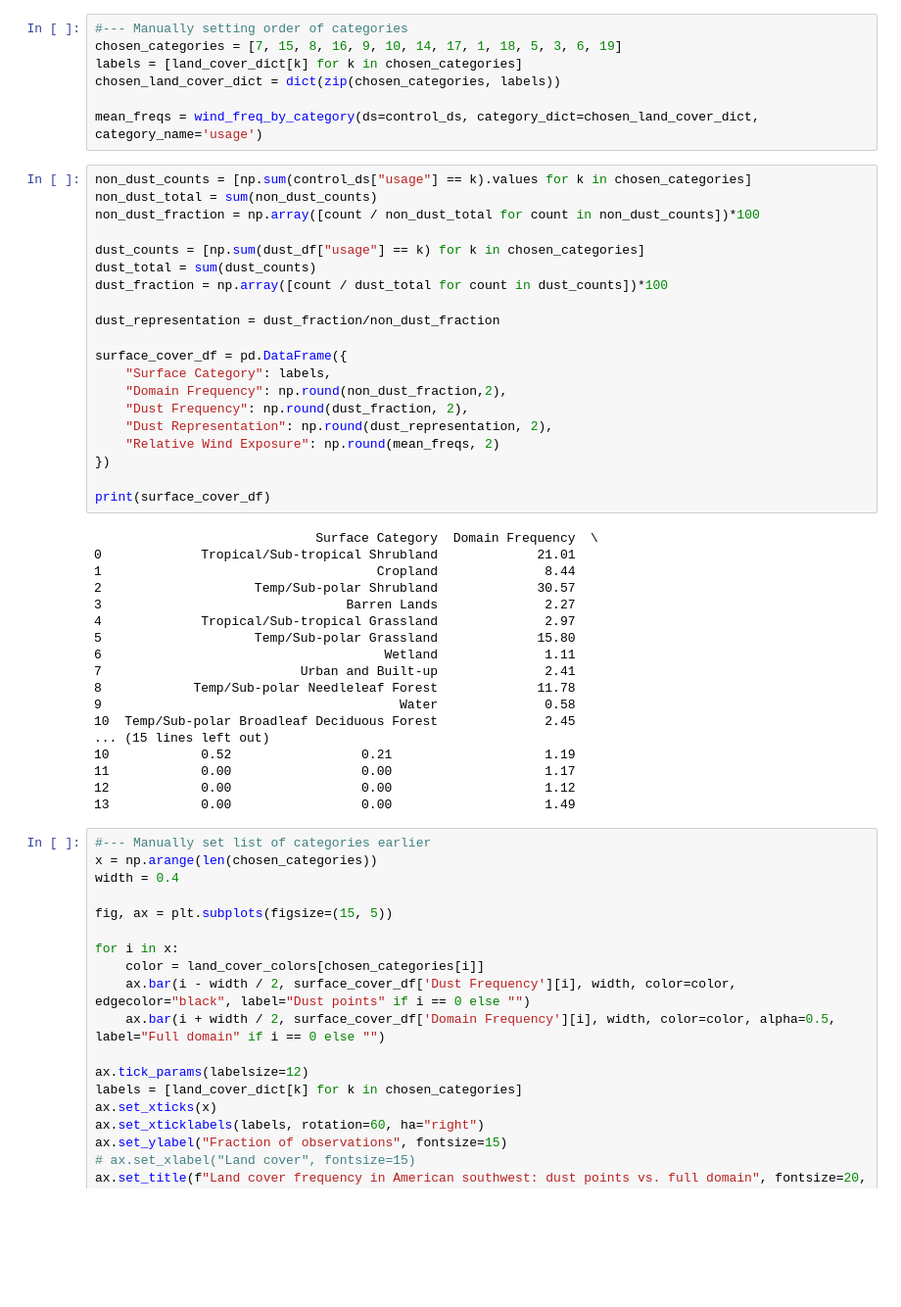
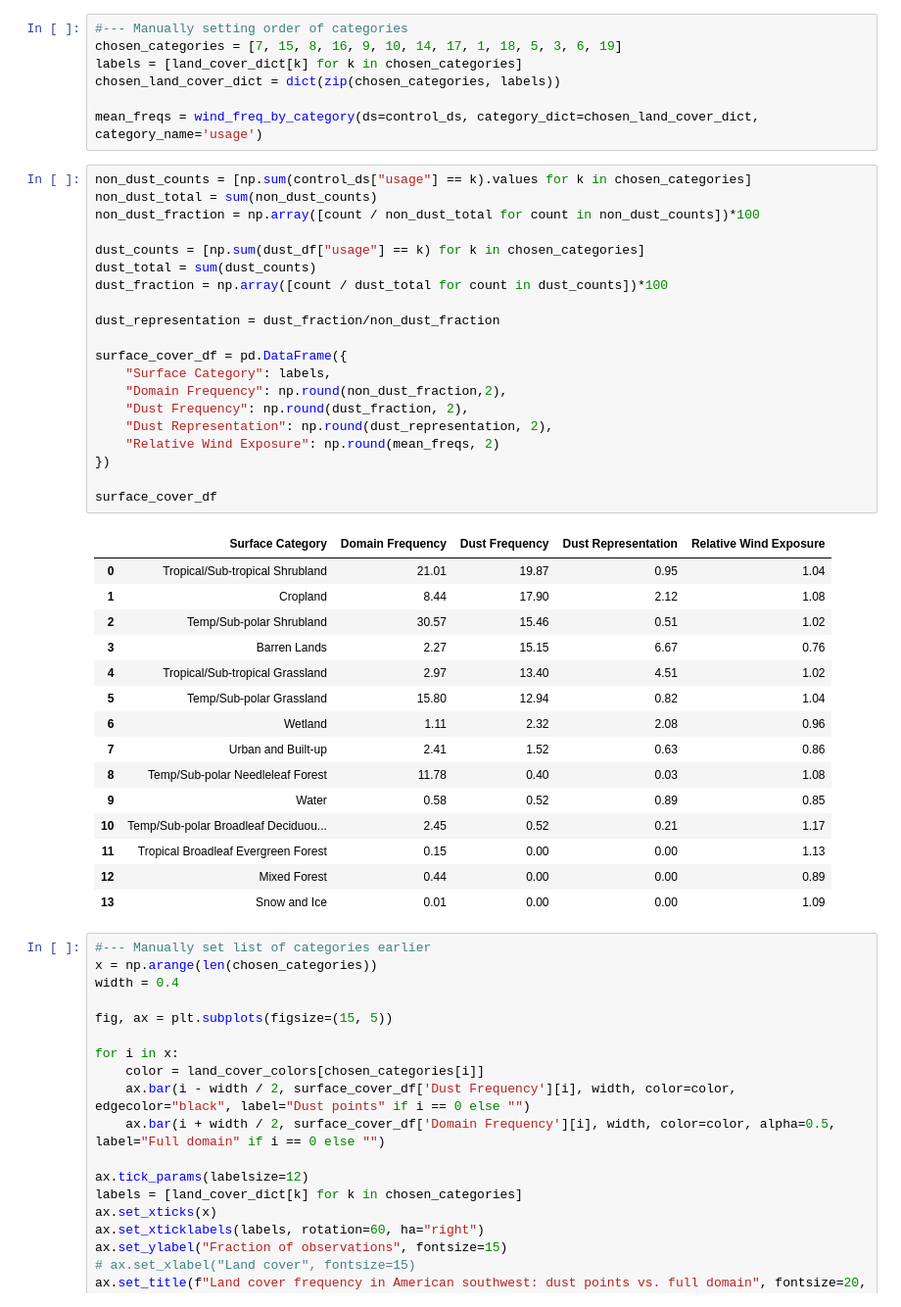
Before and after one commit to jesseturner/WLDAS_Analysis, a Jupyter notebook: ANALYSIS_bar_charts.ipynb, the cells around one changed output. Shown at 98% size. Saved outputs shown, nothing was run; the diff lists cells and outputs as text; blank space fills up the shorter version.

```diff
--- a/ANALYSIS_bar_charts.ipynb
+++ b/ANALYSIS_bar_charts.ipynb
@@ -139,41 +138,39 @@ mean_freqs = wind_freq_by_category(ds=control_ds, category_dict=chosen_land_cove
 # %%
 non_dust_counts = [np.sum(control_ds["usage"] == k).values for k in chosen_categories]
 non_dust_total = sum(non_dust_counts)
 non_dust_fraction = np.array([count / non_dust_total for count in non_dust_counts])*100
 
 dust_counts = [np.sum(dust_df["usage"] == k) for k in chosen_categories]
 dust_total = sum(dust_counts)
 dust_fraction = np.array([count / dust_total for count in dust_counts])*100
 
 dust_representation = dust_fraction/non_dust_fraction
 
 surface_cover_df = pd.DataFrame({
     "Surface Category": labels,
     "Domain Frequency": np.round(non_dust_fraction,2),
     "Dust Frequency": np.round(dust_fraction, 2),
     "Dust Representation": np.round(dust_representation, 2),
     "Relative Wind Exposure": np.round(mean_freqs, 2)
 })
 
-print(surface_cover_df)
+surface_cover_df
 # %% [output]
-                             Surface Category  Domain Frequency  \
-0             Tropical/Sub-tropical Shrubland             21.01
-1                                    Cropland              8.44
-2                    Temp/Sub-polar Shrubland             30.57
-3                                Barren Lands              2.27
-4             Tropical/Sub-tropical Grassland              2.97
-5                    Temp/Sub-polar Grassland             15.80
-6                                     Wetland              1.11
-7                          Urban and Built-up              2.41
-8            Temp/Sub-polar Needleleaf Forest             11.78
-9                                       Water              0.58
-10  Temp/Sub-polar Broadleaf Deciduous Forest              2.45
-... (15 lines left out)
-10            0.52                 0.21                    1.19
-11            0.00                 0.00                    1.17
-12            0.00                 0.00                    1.12
-13            0.00                 0.00                    1.49
+|  | Surface Category | Domain Frequency | Dust Frequency | Dust Representation | Relative Wind Exposure |
+| 0 | Tropical/Sub-tropical Shrubland | 21.01 | 19.87 | 0.95 | 1.04 |
+| 1 | Cropland | 8.44 | 17.90 | 2.12 | 1.08 |
+| 2 | Temp/Sub-polar Shrubland | 30.57 | 15.46 | 0.51 | 1.02 |
+| 3 | Barren Lands | 2.27 | 15.15 | 6.67 | 0.76 |
+| 4 | Tropical/Sub-tropical Grassland | 2.97 | 13.40 | 4.51 | 1.02 |
+| 5 | Temp/Sub-polar Grassland | 15.80 | 12.94 | 0.82 | 1.04 |
+| 6 | Wetland | 1.11 | 2.32 | 2.08 | 0.96 |
+| 7 | Urban and Built-up | 2.41 | 1.52 | 0.63 | 0.86 |
+| 8 | Temp/Sub-polar Needleleaf Forest | 11.78 | 0.40 | 0.03 | 1.08 |
+| 9 | Water | 0.58 | 0.52 | 0.89 | 0.85 |
+| 10 | Temp/Sub-polar Broadleaf Deciduou... | 2.45 | 0.52 | 0.21 | 1.17 |
+| 11 | Tropical Broadleaf Evergreen Forest | 0.15 | 0.00 | 0.00 | 1.13 |
+| 12 | Mixed Forest | 0.44 | 0.00 | 0.00 | 0.89 |
+| 13 | Snow and Ice | 0.01 | 0.00 | 0.00 | 1.09 |
 # %%
 #--- Manually set list of categories earlier
 x = np.arange(len(chosen_categories))
```
Also changed, not shown: parts of 4 cells of this notebook, 1 other file.
